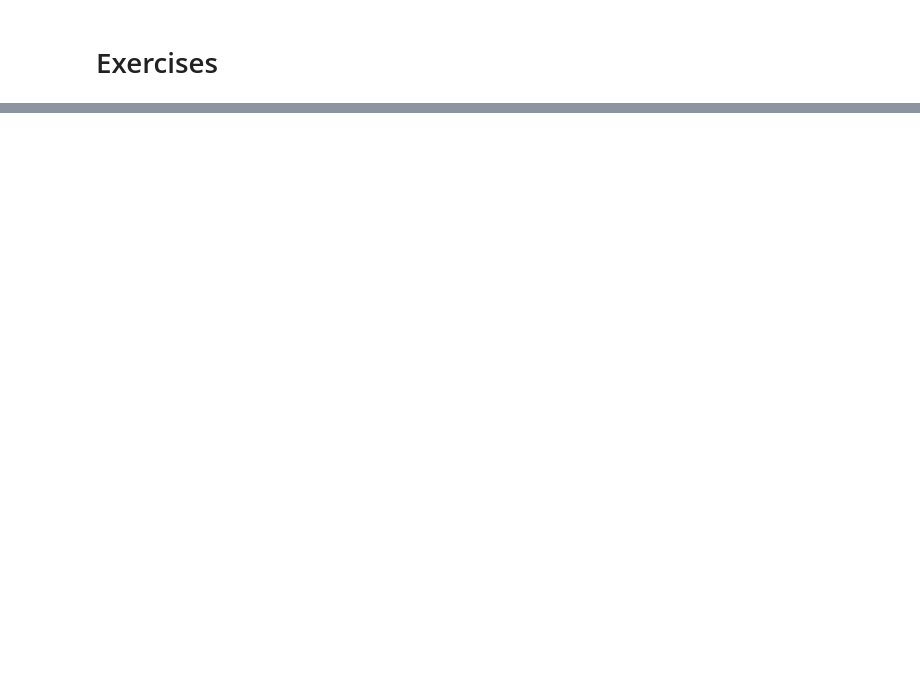
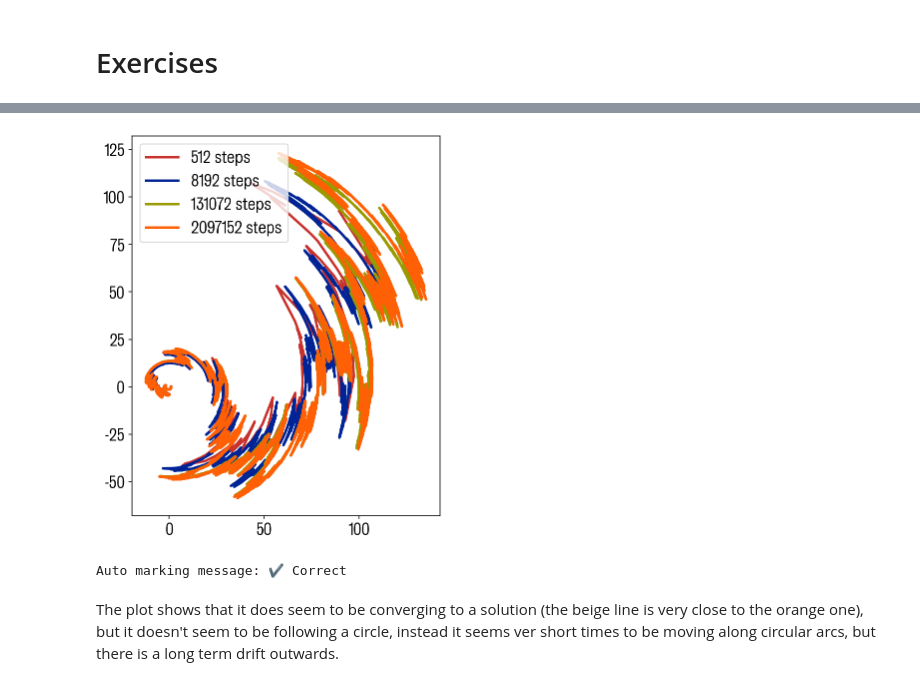
Before and after one commit to XLalex/-----, a Jupyter notebook: 2Exercises.ipynb, the cells around one changed output, grey strips where cells are left out. Drawn from its saved outputs; the diff is of its cells as text; code cells hidden in the pictures; blank space fills up the shorter version.

```diff
--- a/2Exercises.ipynb
+++ b/2Exercises.ipynb
@@ -208,0 +193,39 @@ Auto marking message: 😊 Correct
+# %%
+def simulate_process(W,t):
+    # BEGIN SOLUTION
+    U = np.zeros(len(W))
+    V = np.zeros(len(W))
+    U[0] = 1
+    V[1] = 0
+    for i in range(0,len(W)-1):
+        dW = W[i+1]-W[i]
+        U[i+1]=U[i] + V[i]*dW
+        V[i+1]=V[i] - U[i]*dW
+    return U,V
+    # END SOLUTION
+
+np.random.seed(0)
+W, t = fmlib.one_step_wiener(10)
+W, t = fmlib.wiener_interpolate(W,t, 5)
+ax = plt.gca()
+for i in range(0,4):
+    W, t= fmlib.wiener_interpolate(W,t, 4)
+    U, V = simulate_process(W,t)
+    ax.plot(U,V, label='{} steps'.format(len(W)-1))
+ax.set_aspect('equal')
+ax.legend(loc='upper left');
+# %% [output]
+[figure, added]
+# %%
+np.random.seed(0)
+W, t = fmlib.one_step_wiener(10)
+W, t = fmlib.wiener_interpolate(W,t, 10)
+U, V = simulate_process(W,t)
+assert len(U)==len(W)
+assert len(V)==len(W)
+grading_tools.check('7416df',U[-1])
+grading_tools.auto_marking_message()
+# %% [output]
+Auto marking message: ✔️ Correct
+# %% [markdown]
+The plot shows that it does seem to be converging to a solution (the beige line is very close to the orange one), but it doesn't seem to be following a circle, instead it seems ver short times to be moving along circular arcs, but there is a long term drift outwards.
```
Also changed, not shown: parts of 28 cells of this notebook, 2 other files.
